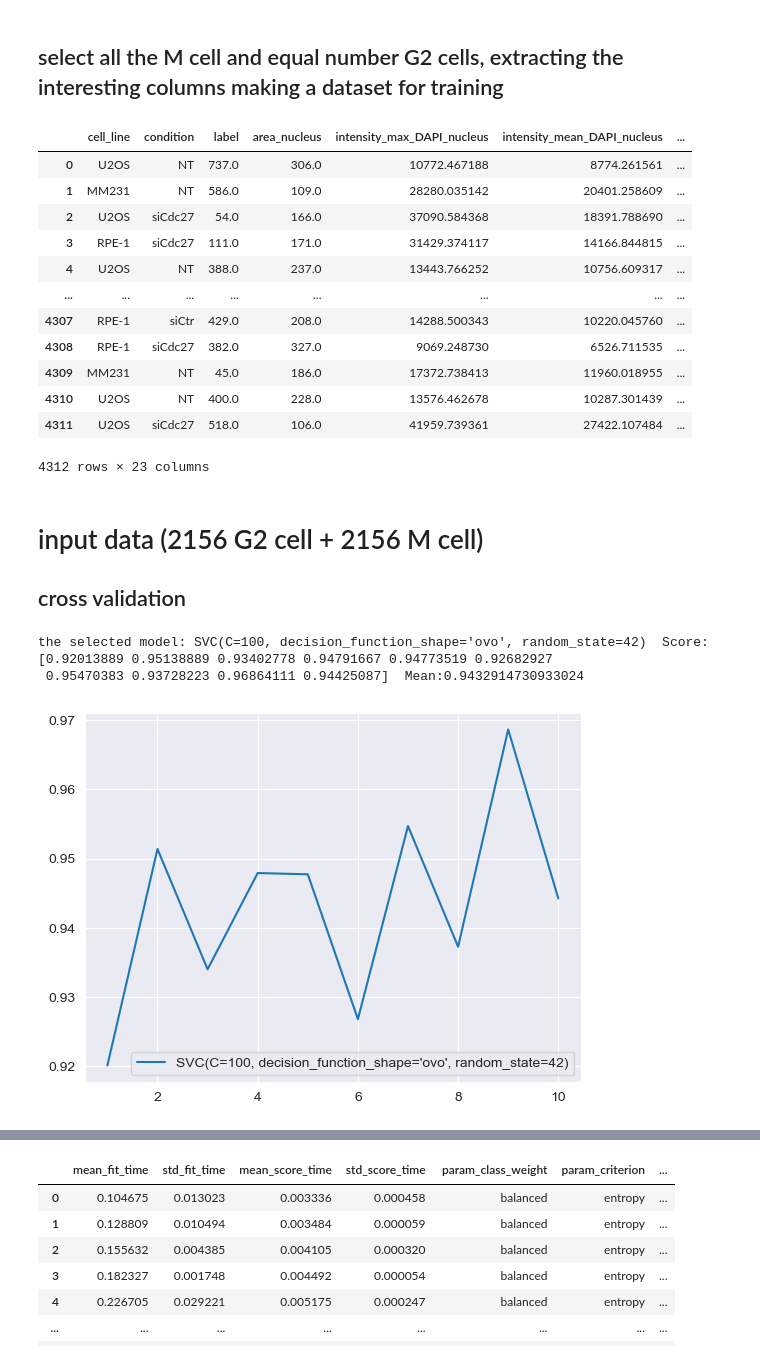
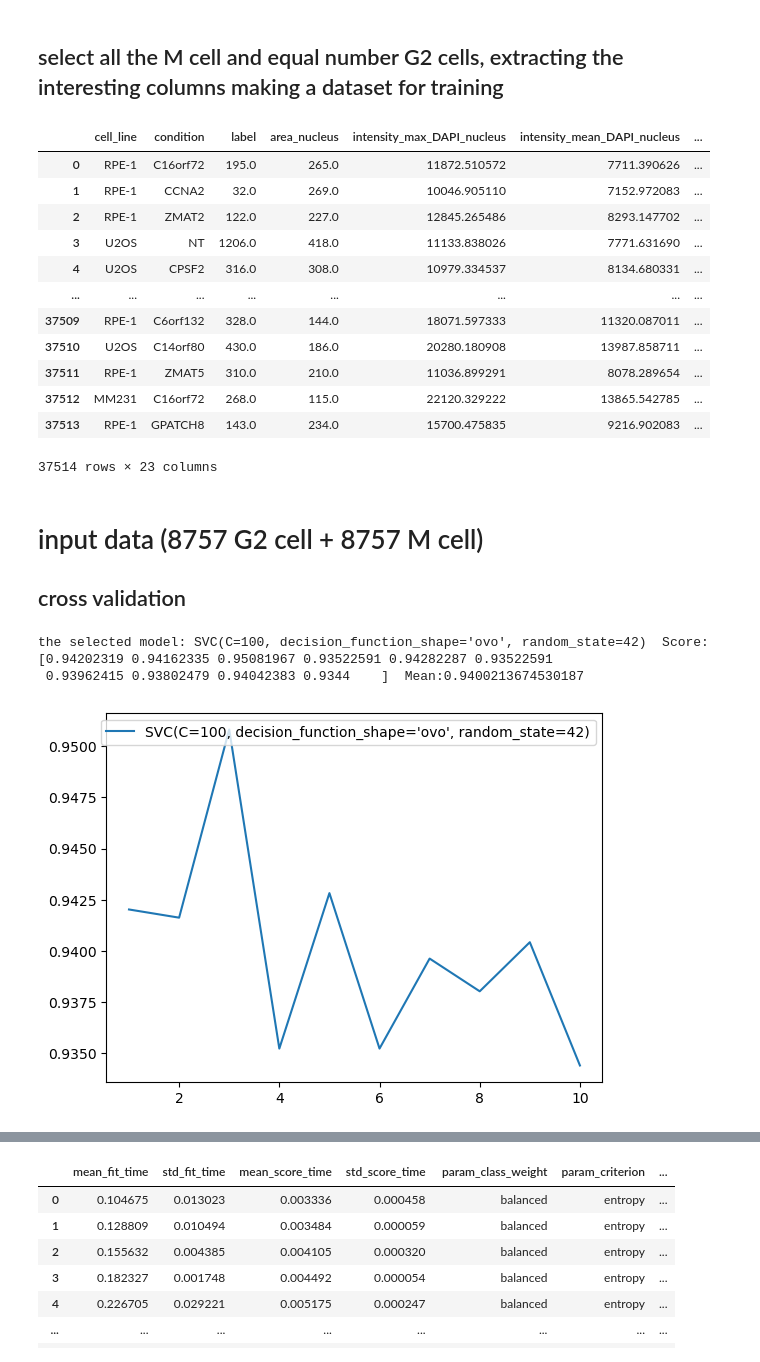
Before and after one commit to HocheggerLab/Omero_Screen, a Jupyter notebook: cellcycle_analysis_files/mitotic-classification.ipynb, the cells around one changed output, grey strips where cells are left out. Cells and saved outputs as stored; diff of their text form; code cells hidden in the pictures.

```diff
--- a/cellcycle_analysis_files/mitotic-classification.ipynb
+++ b/cellcycle_analysis_files/mitotic-classification.ipynb
@@ -56,43 +100,43 @@ df_all.groupby('cell_cycle_detailed').count()
 # %% [markdown]
 ## select all the M cell and equal number G2 cells, extracting the interesting columns making a dataset for training
 # %%
-data=pd.concat([df_all[df_all['cell_cycle_detailed']=="M"],df_all[df_all['cell_cycle_detailed']=="G2"].head(2156)])[[ 'cell_line', 'condition', 'label', 'area_nucleus',
+data=pd.concat([df_all[df_all['cell_cycle_detailed']=="M"],df_all[df_all['cell_cycle_detailed']=="G2"].head(28757)])[[ 'cell_line', 'condition', 'label', 'area_nucleus',
        'intensity_max_DAPI_nucleus', 'intensity_mean_DAPI_nucleus',
        'integrated_int_DAPI', 'area_cell', 'intensity_max_DAPI_cell',
        'intensity_mean_DAPI_cell',
        'intensity_max_Tub_nucleus',
        'intensity_mean_Tub_nucleus', 'intensity_max_Tub_cell',
        'intensity_mean_Tub_cell', 'intensity_max_Tub_cyto',
        'intensity_mean_Tub_cyto',
        'nuclei_count', 'DAPI_total',
        'DAPI_total_norm',
        'EdU_mean_corr_norm',
        'area_cell_norm',
        'area_nucleus_norm','cell_cycle_detailed']].sample(frac=1).reset_index(drop=True)
 data
 # %% [output]
 |  | cell_line | condition | label | area_nucleus | intensity_max_DAPI_nucleus | intensity_mean_DAPI_nucleus | ... |
-| 0 | U2OS | NT | 737.0 | 306.0 | 10772.467188 | 8774.261561 | ... |
-| 1 | MM231 | NT | 586.0 | 109.0 | 28280.035142 | 20401.258609 | ... |
-| 2 | U2OS | siCdc27 | 54.0 | 166.0 | 37090.584368 | 18391.788690 | ... |
-| 3 | RPE-1 | siCdc27 | 111.0 | 171.0 | 31429.374117 | 14166.844815 | ... |
-| 4 | U2OS | NT | 388.0 | 237.0 | 13443.766252 | 10756.609317 | ... |
+| 0 | RPE-1 | C16orf72 | 195.0 | 265.0 | 11872.510572 | 7711.390626 | ... |
+| 1 | RPE-1 | CCNA2 | 32.0 | 269.0 | 10046.905110 | 7152.972083 | ... |
+| 2 | RPE-1 | ZMAT2 | 122.0 | 227.0 | 12845.265486 | 8293.147702 | ... |
+| 3 | U2OS | NT | 1206.0 | 418.0 | 11133.838026 | 7771.631690 | ... |
+| 4 | U2OS | CPSF2 | 316.0 | 308.0 | 10979.334537 | 8134.680331 | ... |
 | ... | ... | ... | ... | ... | ... | ... | ... |
-| 4307 | RPE-1 | siCtr | 429.0 | 208.0 | 14288.500343 | 10220.045760 | ... |
-| 4308 | RPE-1 | siCdc27 | 382.0 | 327.0 | 9069.248730 | 6526.711535 | ... |
-| 4309 | MM231 | NT | 45.0 | 186.0 | 17372.738413 | 11960.018955 | ... |
-| 4310 | U2OS | NT | 400.0 | 228.0 | 13576.462678 | 10287.301439 | ... |
-| 4311 | U2OS | siCdc27 | 518.0 | 106.0 | 41959.739361 | 27422.107484 | ... |
+| 37509 | RPE-1 | C6orf132 | 328.0 | 144.0 | 18071.597333 | 11320.087011 | ... |
+| 37510 | U2OS | C14orf80 | 430.0 | 186.0 | 20280.180908 | 13987.858711 | ... |
+| 37511 | RPE-1 | ZMAT5 | 310.0 | 210.0 | 11036.899291 | 8078.289654 | ... |
+| 37512 | MM231 | C16orf72 | 268.0 | 115.0 | 22120.329222 | 13865.542785 | ... |
+| 37513 | RPE-1 | GPATCH8 | 143.0 | 234.0 | 15700.475835 | 9216.902083 | ... |
-4312 rows × 23 columns
+37514 rows × 23 columns
 # %% [markdown]
-# input data (2156 G2 cell + 2156 M cell)
+# input data (8757 G2 cell + 8757 M cell)
 ##  cross validation
 # %%
 x_train,x_test,y_train,y_test =preprecess_classifier(data=data)
 # %% [output]
-the selected model: SVC(C=100, decision_function_shape='ovo', random_state=42)  Score:[0.92013889 0.95138889 0.93402778 0.94791667 0.94773519 0.92682927
- 0.95470383 0.93728223 0.96864111 0.94425087]  Mean:0.9432914730933024
+the selected model: SVC(C=100, decision_function_shape='ovo', random_state=42)  Score:[0.94202319 0.94162335 0.95081967 0.93522591 0.94282287 0.93522591
+ 0.93962415 0.93802479 0.94042383 0.9344    ]  Mean:0.9400213674530187
-[figure, old version]
+[figure, new version]
 # %%
 #using the GridSearchCV to select the best hyperparameters
 
```
Also changed, not shown: parts of 12 cells of this notebook, 4 other files.
